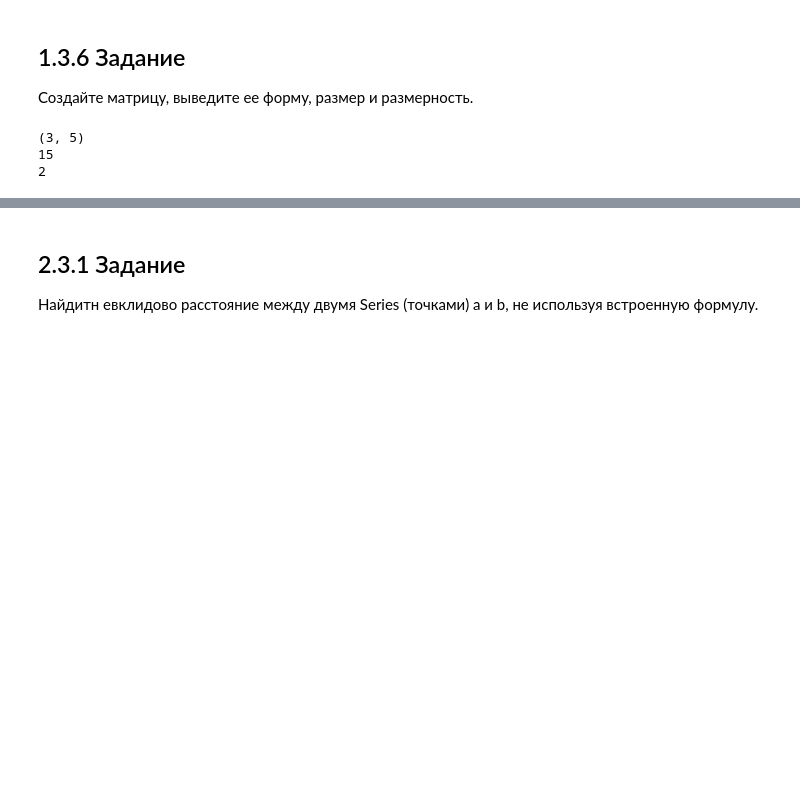
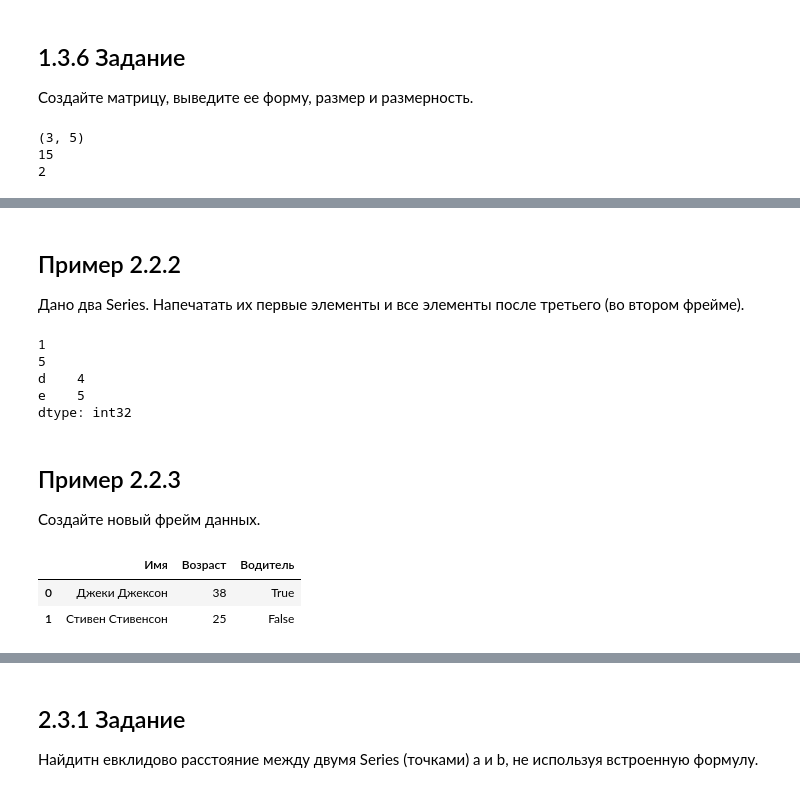
Before and after one commit to vanneall/AI, a Jupyter notebook: WorkBook2.ipynb, the cells around one changed output, grey strips where cells are left out. Saved outputs shown, nothing was run; the diff lists cells and outputs as text; code cells hidden in the pictures; blank space fills up the shorter version.

```diff
--- a/WorkBook2.ipynb
+++ b/WorkBook2.ipynb
@@ -92,0 +217,29 @@ print(arr.ndim)
+# %% [markdown]
+## Пример 2.2.2
+Дано два Series. Напечатать их первые элементы и все элементы после
+третьего (во втором фрейме).
+# %%
+s1 = pd.Series([1, 2, 3, 4, 5], ['a', 'b', 'c', 'd', 'e'])
+s2 = pd.Series([5, 4, 3, 2, 1])
+print(s1['a'])
+print(s2[0])
+print(s3[3:])
+# %% [output]
+1
+5
+d    4
+e    5
+dtype: int32
+# %% [markdown]
+## Пример 2.2.3
+Создайте новый фрейм данных.
+# %%
+dataframe = pd.DataFrame()
+dataframe['Имя'] = ['Джеки Джексон', 'Стивен Стивенсон']
+dataframe['Возраст'] = [38, 25]
+dataframe['Водитель'] = [True, False]
+dataframe
+# %% [output]
+|  | Имя | Возраст | Водитель |
+| 0 | Джеки Джексон | 38 | True |
+| 1 | Стивен Стивенсон | 25 | False |
```
Also changed, not shown: parts of 29 cells of this notebook.
